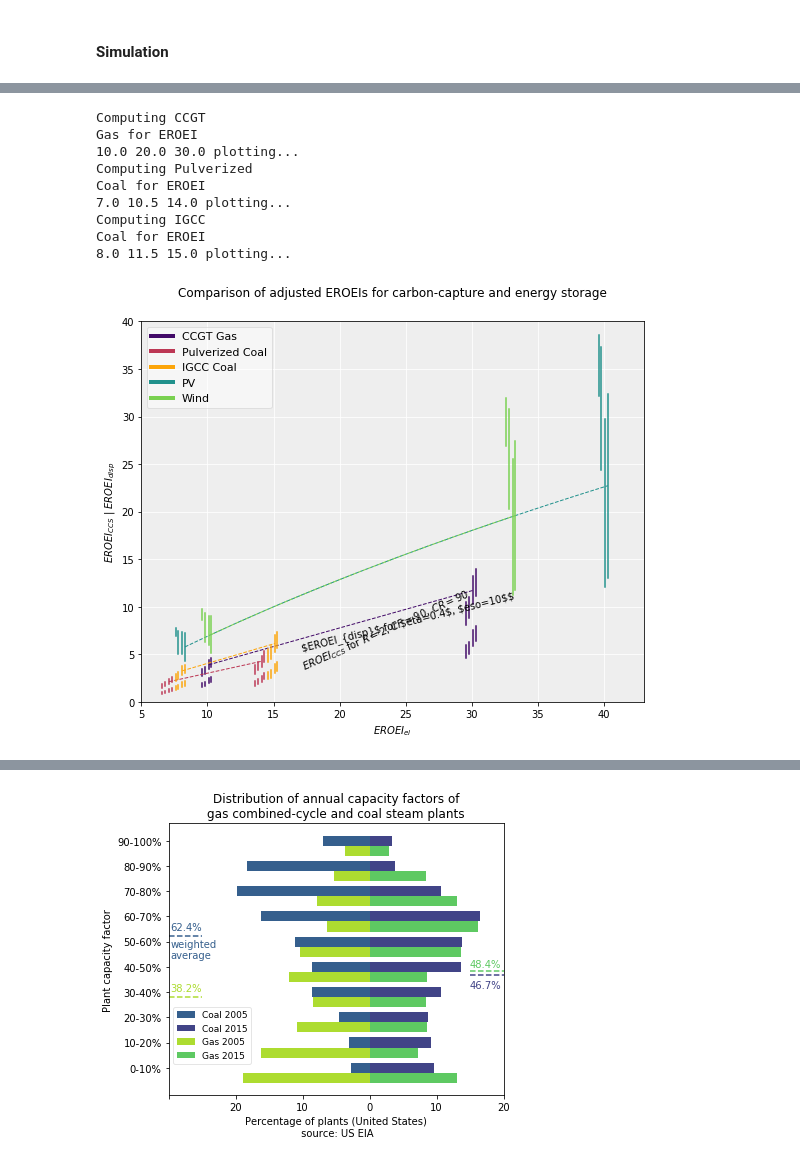
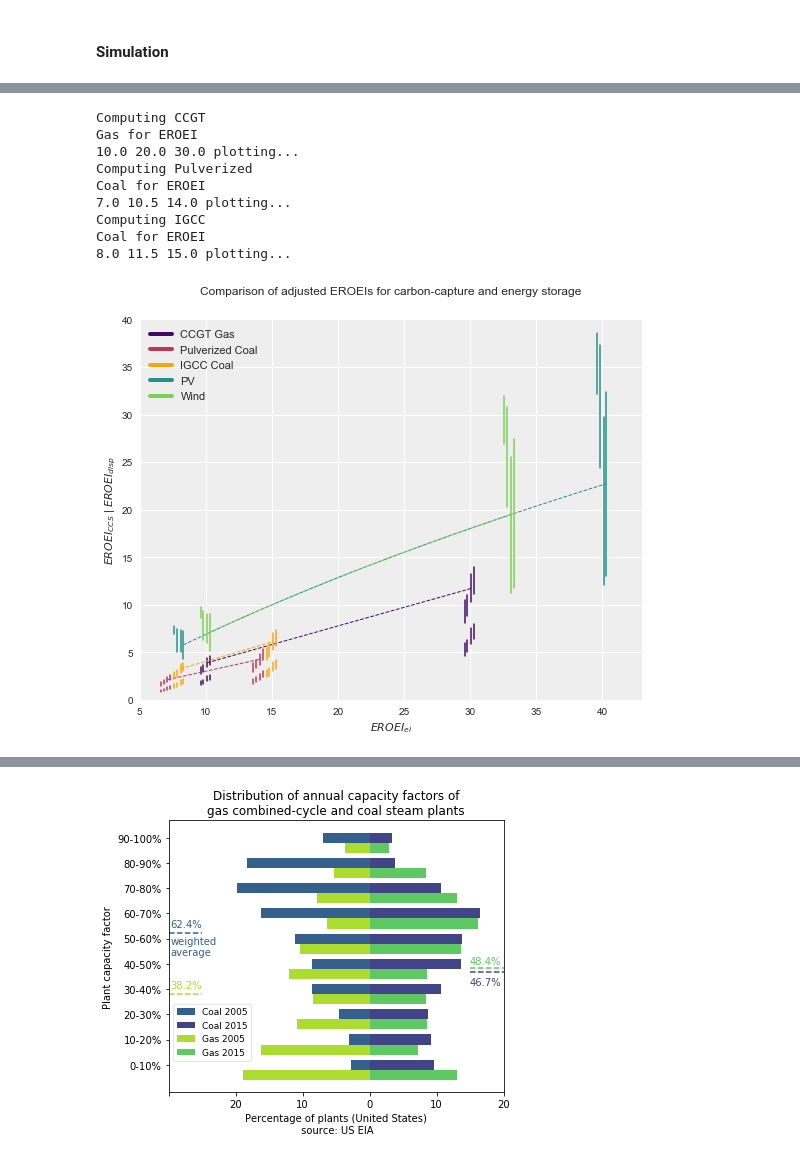
Before and after one commit to csaladenes/sustainable-energy-transitions, a Jupyter notebook: ccs/eroei-ccs-workbook.ipynb, the cells around one changed output, grey strips where cells are left out. Saved outputs shown, nothing was run; the diff lists cells and outputs as text; code cells hidden in the pictures.

```diff
--- a/ccs/eroei-ccs-workbook.ipynb
+++ b/ccs/eroei-ccs-workbook.ipynb
@@ -368,3 +271,9 @@ for r in range(len(titles)):
 ### Dispatchable Renewables Part
 # %% [markdown]
 #### Equations
+# %%
+l=Symbol('lambda')
+epse=Symbol('epsilon_e')
+var('ESOI D');
+eq_S7=Eq(ESOI,l*e*D/epse)
+eq_S7
@@ -536,9 +424,6 @@ for n in range(len(names)):
                     ykmax=[mmax[z][i][j][cr][n] for z in range(len(mmax))]
                     ax.plot([0,0],[1,1],c=c,lw=4,label=names[n].replace('\n',' '))
                     ax.plot(xk,(np.array(ykmin)+np.array(ykmax))/2.0,c=c,lw=1,ls='--')
-                    if (n==0):
-                        ax.text(17, 11, r'$EROEI_{CCS}$ for $R='+str(R[i])+'$'+', $CF='+str(CF[j])+'$'+\
-                                ', $CR='+str(CR[cr])+'$',color='black',rotation=24)
 
 ren=['PV','Wind']
 eroei_el_ren=[np.linspace(8,40,100),np.linspace(10,33,100)]
@@ -560,37 +445,32 @@ for n in range(len(ren)):
             y1min=min(eroei_disp[e][i][-1])
             y1max=max(eroei_disp[e][i][-1])
             c=color(11)[int(n*3+5)]
             ax.plot([x0,x0],[y0min,y0max],c=c,lw=lw,ls=ls)
             ax.plot([x1,x1],[y1min,y1max],c=c,lw=lw,ls=ls)
             if ((e==1)&(i==1)):
                 xk=eroei_el[:]+i*0.5+e*0.2-0.4
                 ykmin=[min(eroei_disp[e][i][z]) for z in range(len(eroei_disp[e][i]))]
                 ykmax=[max(eroei_disp[e][i][z]) for z in range(len(eroei_disp[e][i]))]
                 ax.plot([0,0],[1,1],c=c,lw=4,label=ren[n])
                 ax.plot(xk,(np.array(ykmin)+np.array(ykmax))/2.0,c=c,lw=1,ls='--')
-                if (n==0):
-                        ax.text(17, 11, r'$EROEI_{disp}$ for $eta='+str(eta[e])+'$'+', $eso='+str(ESOI[i])+'$'+\
-                                '$',color='black',rotation=14)
-
-
 
 ax.set_xlim(5,43)
 ax.set_ylim(0,40)
 ax.legend(loc=2,framealpha=0.5,fontsize=11)
 ax.set_ylabel("$EROEI_{CCS}$ | $EROEI_{disp}$")
 ax.set_xlabel("$EROEI_{el}$")
 #ax.set_yscale('log')
 ax.set_title('Comparison of adjusted EROEIs for carbon-capture and energy storage',y=1.05)
-#plt.savefig(str(r)+'e_new32.png',dpi=150,bbox_inches = 'tight', pad_inches = 0.1)
+plt.savefig('plot/fig4.png',dpi=150,bbox_inches = 'tight', pad_inches = 0.1)
 plt.show()
 # %% [output]
 Computing CCGT
 Gas for EROEI
 10.0 20.0 30.0 plotting...
 Computing Pulverized
 Coal for EROEI
 7.0 10.5 14.0 plotting...
 Computing IGCC
 Coal for EROEI
 8.0 11.5 15.0 plotting...
-[figure, old version]
+[figure, new version]
```
Also changed, not shown: parts of 27 cells of this notebook, 9 other files.
